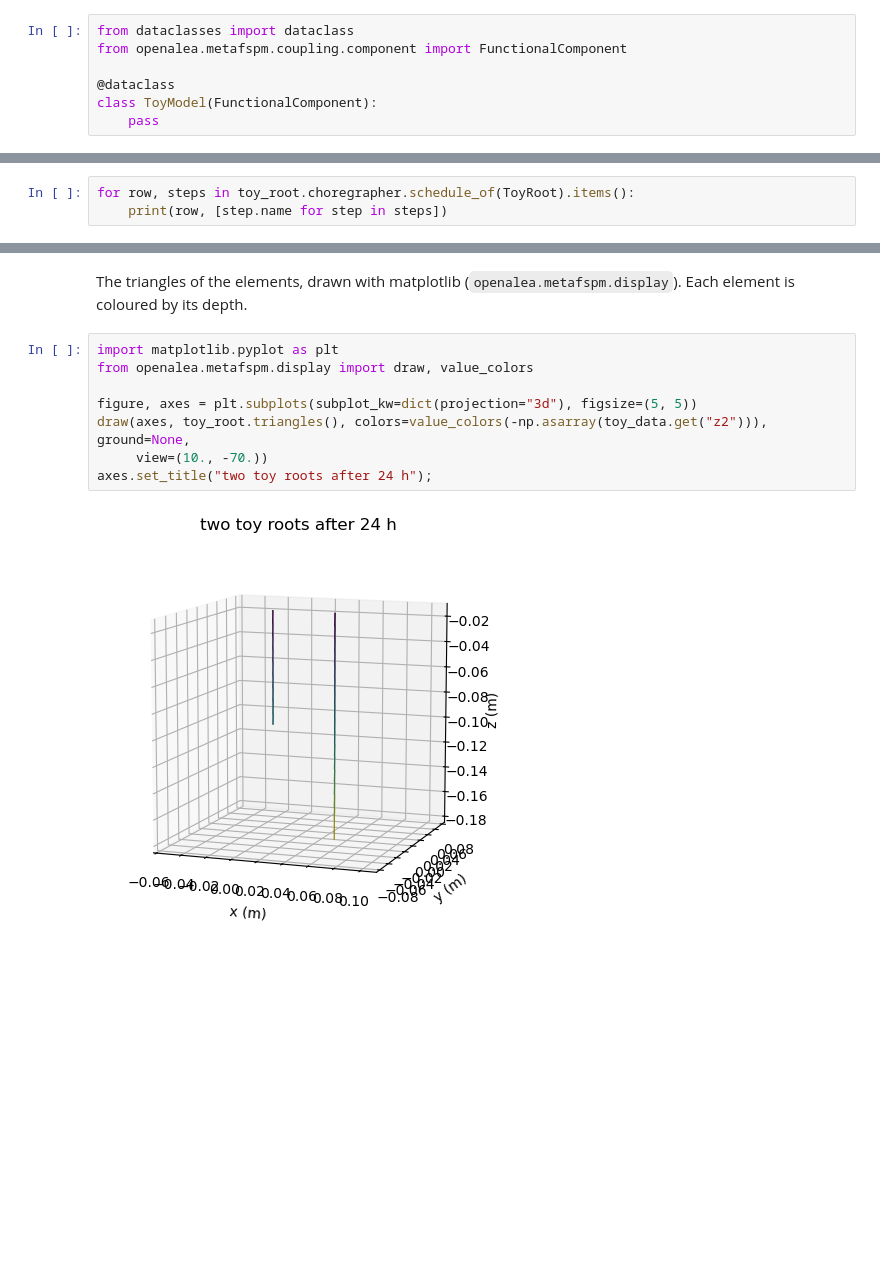
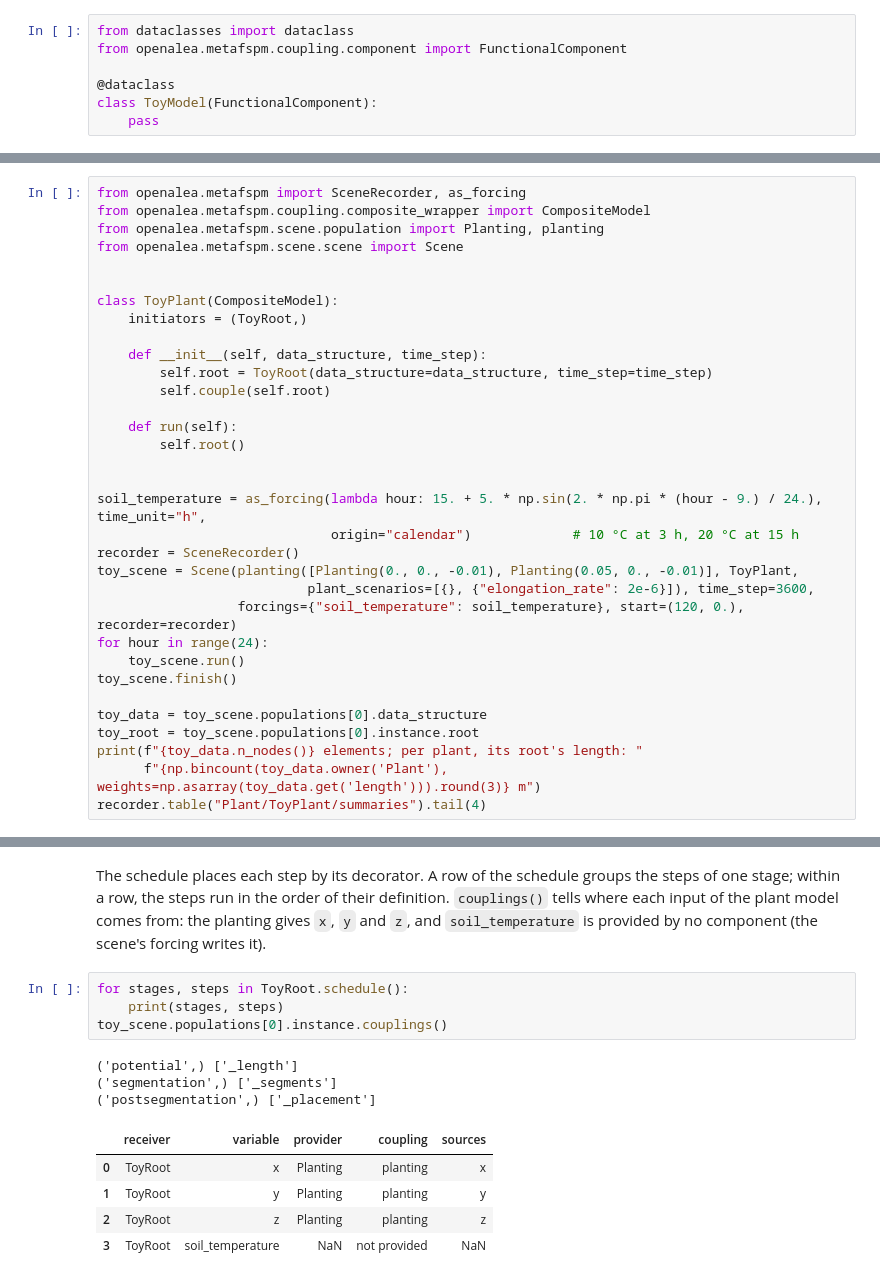
Before and after one commit to openalea/metafspm, a Jupyter notebook: examples/soil_plant_atmosphere/tutorial_fspm2026_general_usage.ipynb, the cells around one changed output, grey strips where cells are left out. Drawn from its saved outputs; the diff is of its cells as text; blank space fills up the shorter version.

```diff
--- a/examples/soil_plant_atmosphere/tutorial_fspm2026_general_usage.ipynb
+++ b/examples/soil_plant_atmosphere/tutorial_fspm2026_general_usage.ipynb
@@ -337,4 +383,34 @@ row, the steps run in the order of their definition.
 # %%
-for row, steps in toy_root.choregrapher.schedule_of(ToyRoot).items():
-    print(row, [step.name for step in steps])
+from openalea.metafspm import SceneRecorder, as_forcing
+from openalea.metafspm.coupling.composite_wrapper import CompositeModel
+from openalea.metafspm.scene.population import Planting, planting
+from openalea.metafspm.scene.scene import Scene
+
+
+class ToyPlant(CompositeModel):
+    initiators = (ToyRoot,)
+
+    def __init__(self, data_structure, time_step):
+        self.root = ToyRoot(data_structure=data_structure, time_step=time_step)
+        self.couple(self.root)
+
+    def run(self):
+        self.root()
+
+
+soil_temperature = as_forcing(lambda hour: 15. + 5. * np.sin(2. * np.pi * (hour - 9.) / 24.), time_unit="h",
+                              origin="calendar")             # 10 °C at 3 h, 20 °C at 15 h
+recorder = SceneRecorder()
+toy_scene = Scene(planting([Planting(0., 0., -0.01), Planting(0.05, 0., -0.01)], ToyPlant,
+                           plant_scenarios=[{}, {"elongation_rate": 2e-6}]), time_step=3600,
+                  forcings={"soil_temperature": soil_temperature}, start=(120, 0.), recorder=recorder)
+for hour in range(24):
+    toy_scene.run()
+toy_scene.finish()
+
+toy_data = toy_scene.populations[0].data_structure
+toy_root = toy_scene.populations[0].instance.root
+print(f"{toy_data.n_nodes()} elements; per plant, its root's length: "
+      f"{np.bincount(toy_data.owner('Plant'), weights=np.asarray(toy_data.get('length'))).round(3)} m")
+recorder.table("Plant/ToyPlant/summaries").tail(4)
 # %% [output]
@@ -344,14 +423,19 @@ for row, steps in toy_root.choregrapher.schedule_of(ToyRoot).items():
 # %% [markdown]
-The triangles of the elements, drawn with matplotlib (`openalea.metafspm.display`). Each element is coloured by its
-depth.
+The schedule places each step by its decorator. A row of the schedule groups the steps of one stage; within a
+row, the steps run in the order of their definition. `couplings()` tells where each input of the plant model comes
+from: the planting gives `x`, `y` and `z`, and `soil_temperature` is provided by no component (the scene's forcing
+writes it).
 # %%
-import matplotlib.pyplot as plt
-from openalea.metafspm.display import draw, value_colors
-
-figure, axes = plt.subplots(subplot_kw=dict(projection="3d"), figsize=(5, 5))
-draw(axes, toy_root.triangles(), colors=value_colors(-np.asarray(toy_data.get("z2"))), ground=None,
-     view=(10., -70.))
-axes.set_title("two toy roots after 24 h");
+for stages, steps in ToyRoot.schedule():
+    print(stages, steps)
+toy_scene.populations[0].instance.couplings()
 # %% [output]
-[figure, removed]
+('potential',) ['_length']
+('segmentation',) ['_segments']
+('postsegmentation',) ['_placement']
+|  | receiver | variable | provider | coupling | sources |
+| 0 | ToyRoot | x | Planting | planting | x |
+| 1 | ToyRoot | y | Planting | planting | y |
+| 2 | ToyRoot | z | Planting | planting | z |
+| 3 | ToyRoot | soil_temperature | NaN | not provided | NaN |
 # %% [markdown]
```
Also changed, not shown: parts of 30 cells of this notebook, 1 other file.
